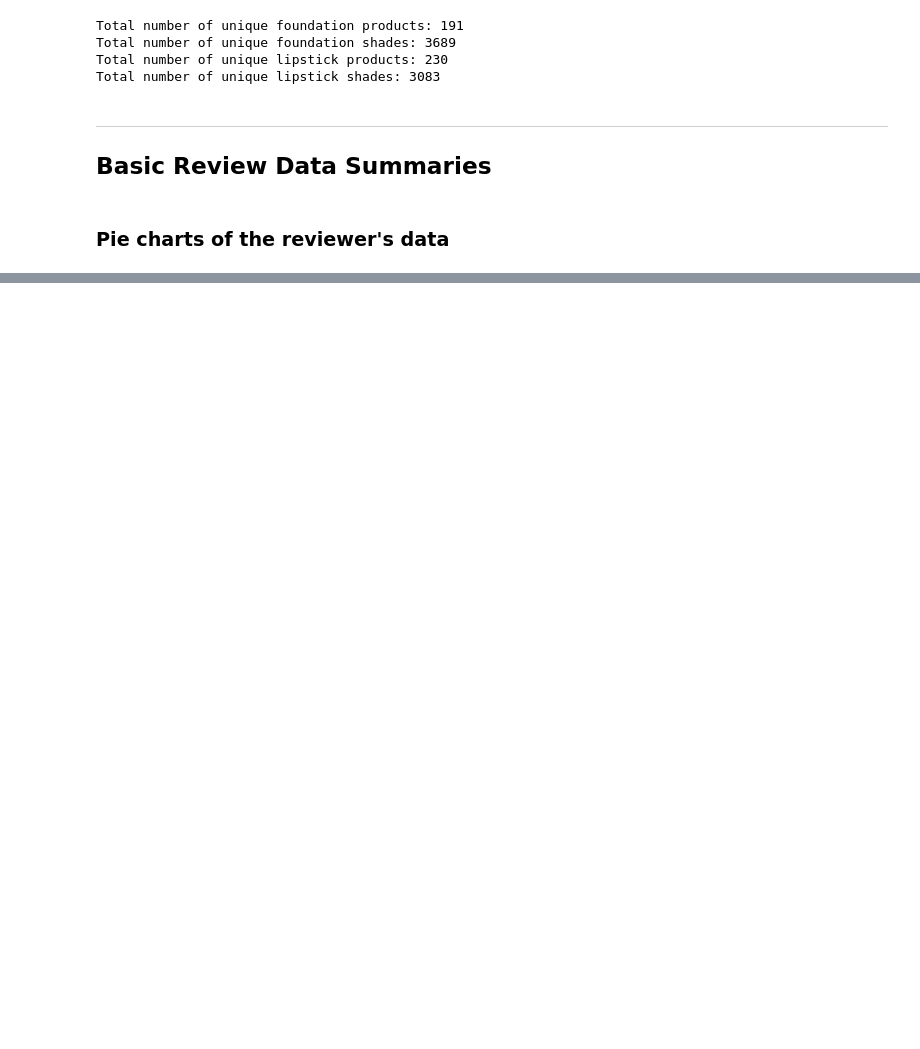
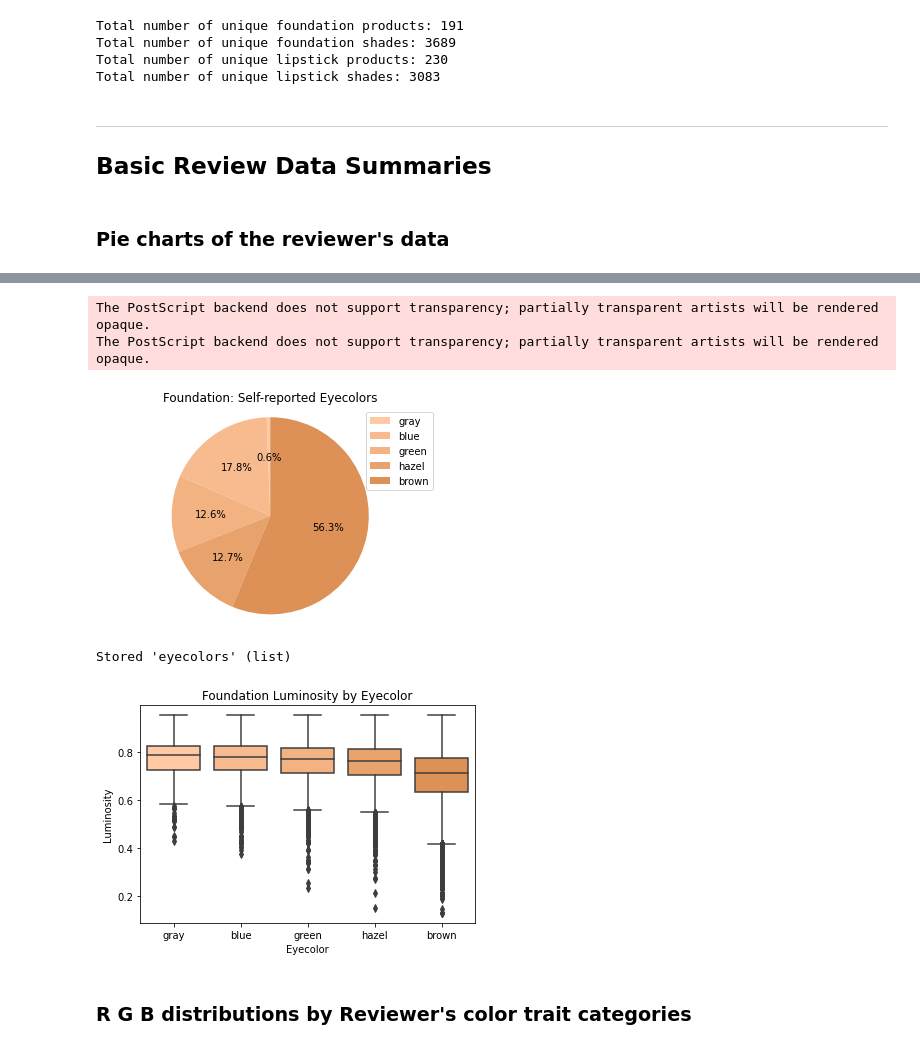
Before and after one commit to koeunlim/WebScraping-Sephora, a Jupyter notebook: 03_Sephora_EDA.ipynb, the cells around one changed output, grey strips where cells are left out. Saved outputs shown, nothing was run; the diff lists cells and outputs as text; code cells hidden in the pictures; blank space fills up the shorter version.

```diff
--- a/03_Sephora_EDA.ipynb
+++ b/03_Sephora_EDA.ipynb
@@ -685,0 +289,37 @@ pair_eye = sns.pairplot(data=df[df.Category == 'lipstick'],vars=['R','G','B'],di
+# %%
+## Eyecolor
+df_eye = df[df.Category == 'foundation-makeup'].groupby('Eyecolor')['R','G','B','Luminosity'].agg({'R':['count','mean'],'G':'mean','B':'mean','Luminosity':'median'})
+df_eye.columns=['count','R','G','B','Luminosity']
+df_eye = df_eye.sort_values(by='Luminosity',ascending=False)
+eye_colors = np.array(df_skin[['R','G','B']])
+norm.autoscale(eye_colors)
+eye_colors = norm(eye_colors).tolist()
+
+plt.figure()
+patches= plt.pie(df_eye['count'], colors=eye_colors,autopct='%1.1f%%',startangle=90)
+plt.legend(patches, labels=df_eye.index.tolist() , loc="best")
+plt.axis('equal')
+plt.title('Foundation: Self-reported Eyecolors')
+plt.savefig('figures/Pie_foundation_eyecolor.eps')
+plt.savefig('figures/Pie_foundation_eyecolor.png')
+plt.show()
+
+# boxplot
+eyecolors=df_eye.index.tolist()
+%store 'eyecolors'
+color_dict = dict(zip(eyecolors, skin_colors))
+bplot = sns.boxplot(x='Eyecolor', y='Luminosity', data=df[df.Category == 'foundation-makeup'], order=eyecolors)
+for i in range(0,len(df_eye.index.tolist())):
+    mybox = bplot.artists[i]
+    mybox.set_facecolor(color_dict[eyecolors[i]])
+plt.title('Foundation Luminosity by Eyecolor')
+plt.savefig('figures/Box_foundation_eyecolor.eps')
+plt.savefig('figures/Box_foundation_eyecolor.png')
+# %% [output]
+The PostScript backend does not support transparency; partially transparent artists will be rendered opaque.
+The PostScript backend does not support transparency; partially transparent artists will be rendered opaque.
+[figure, added]
+Stored 'eyecolors' (list)
+[figure, added]
+# %% [markdown]
+### R G B distributions by Reviewer's color trait categories
```
Also changed, not shown: parts of 47 cells of this notebook, 42 other files.
